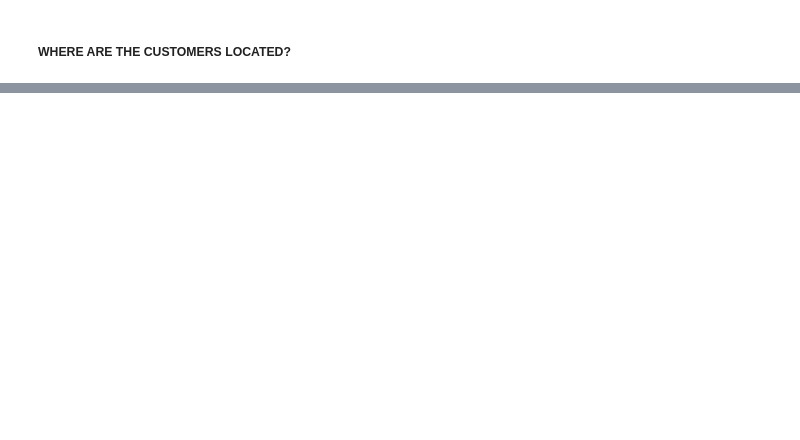
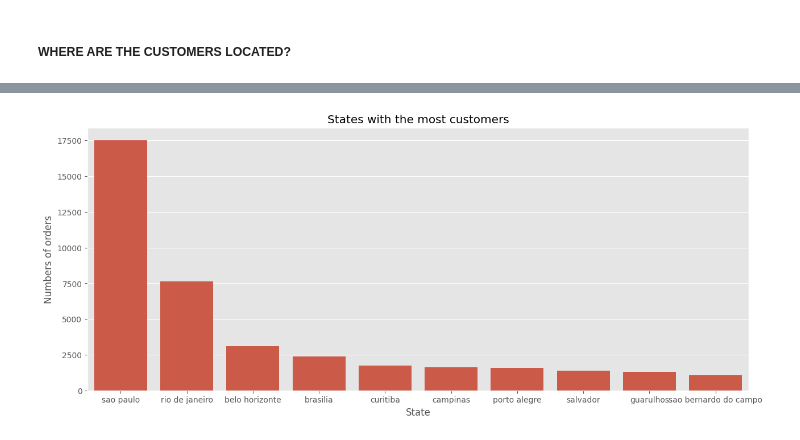
Before and after one commit to Vicksdev2/olist-ecommerce-analysis, a Jupyter notebook: proyect_olist.ipynb, the cells around one changed output, grey strips where cells are left out. Cells and saved outputs as stored; diff of their text form; code cells hidden in the pictures; blank space fills up the shorter version.

```diff
--- a/proyect_olist.ipynb
+++ b/proyect_olist.ipynb
@@ -297,2 +421,14 @@ plt.show()
 # %% [markdown]
 ##### WHERE ARE THE CUSTOMERS LOCATED?
+# %%
+customer_location = data['customer_city'].value_counts().head(10)
+
+plt.figure(figsize=(15,6))
+sns.barplot(x=customer_location.index, y=customer_location.values)
+plt.title('States with the most customers')
+plt.xlabel('State')
+plt.ylabel('Numbers of orders')
+plt.savefig('states_customers.png', dpi=300, bbox_inches='tight')
+files.download('states_customers.png')
+plt.show()
+# %% [output]
@@ -298,0 +437 @@ plt.show()
+[figure, added]
```
Also changed, not shown: parts of 69 cells of this notebook.
